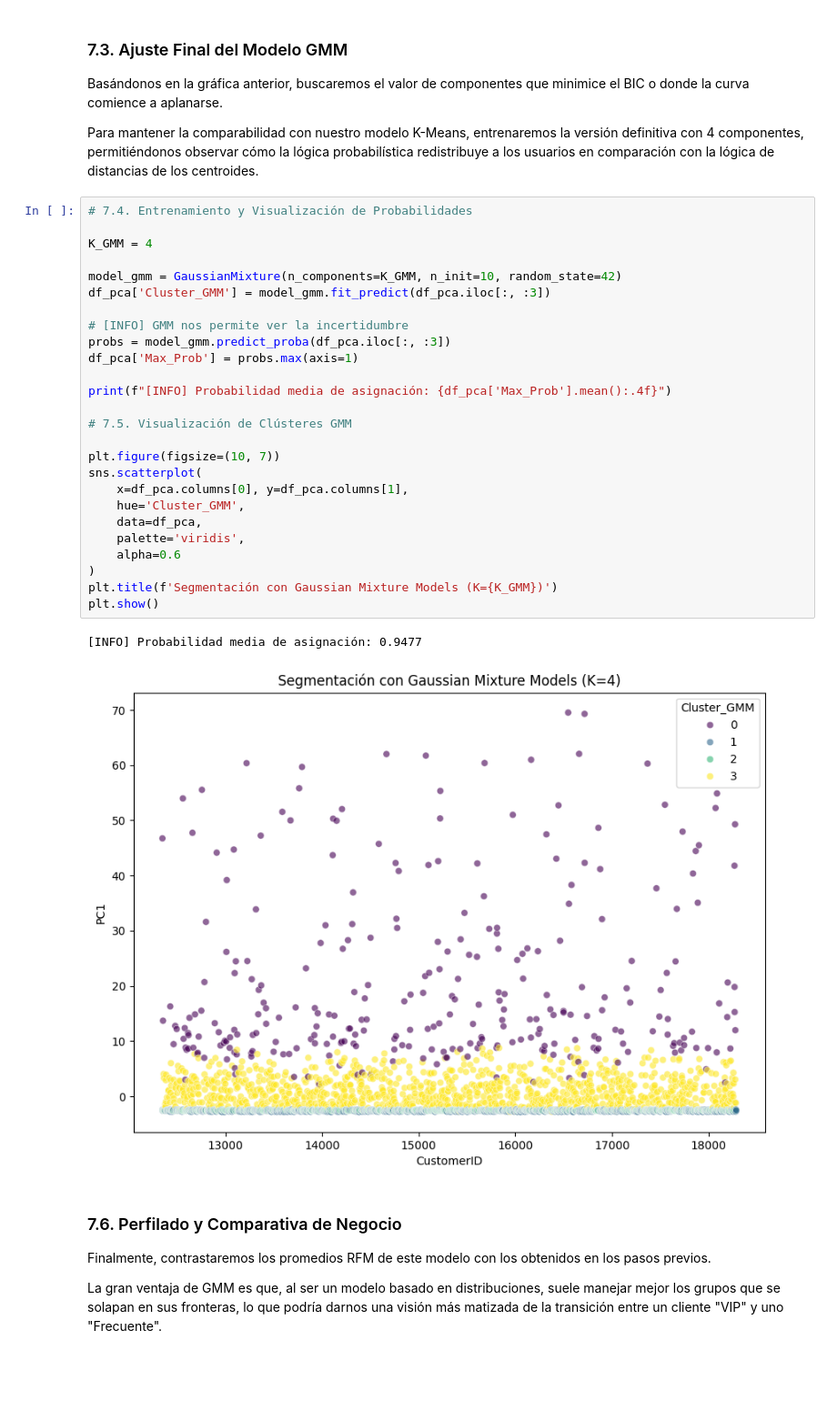
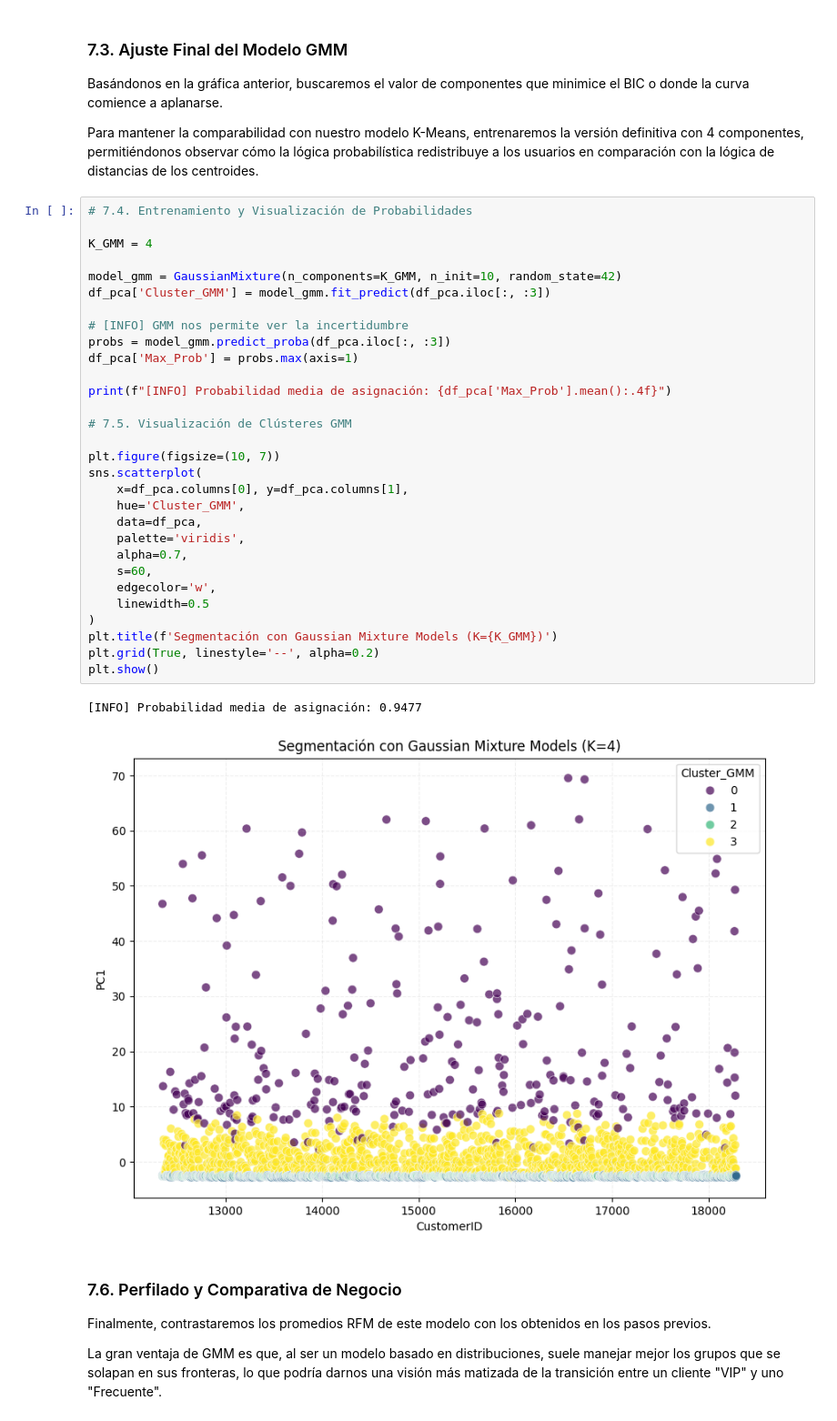
Before and after one commit to ravel01106/proyecto-master-ia-big-data, a Jupyter notebook: notebooks/clustering_proyect/trainning/gmm_model.ipynb, the cells around one changed output. Shown at 91% size. Saved outputs shown, nothing was run; the diff lists cells and outputs as text; blank space fills up the shorter version.

```diff
--- a/notebooks/clustering_proyect/trainning/gmm_model.ipynb
+++ b/notebooks/clustering_proyect/trainning/gmm_model.ipynb
@@ -49,32 +52,36 @@ Para mantener la comparabilidad con nuestro modelo K-Means, entrenaremos la vers
 # %%
 # 7.4. Entrenamiento y Visualización de Probabilidades
 
 K_GMM = 4
 
 model_gmm = GaussianMixture(n_components=K_GMM, n_init=10, random_state=42)
 df_pca['Cluster_GMM'] = model_gmm.fit_predict(df_pca.iloc[:, :3])
 
 # [INFO] GMM nos permite ver la incertidumbre
 probs = model_gmm.predict_proba(df_pca.iloc[:, :3])
 df_pca['Max_Prob'] = probs.max(axis=1)
 
 print(f"[INFO] Probabilidad media de asignación: {df_pca['Max_Prob'].mean():.4f}")
 
 # 7.5. Visualización de Clústeres GMM
 
 plt.figure(figsize=(10, 7))
 sns.scatterplot(
     x=df_pca.columns[0], y=df_pca.columns[1],
     hue='Cluster_GMM',
     data=df_pca,
     palette='viridis',
-    alpha=0.6
+    alpha=0.7,
+    s=60,
+    edgecolor='w',
+    linewidth=0.5
 )
 plt.title(f'Segmentación con Gaussian Mixture Models (K={K_GMM})')
+plt.grid(True, linestyle='--', alpha=0.2)
 plt.show()
 # %% [output]
 [INFO] Probabilidad media de asignación: 0.9477
-[figure, old version]
+[figure, new version]
 # %% [markdown]
 ### 7.6. Perfilado y Comparativa de Negocio
 Finalmente, contrastaremos los promedios RFM de este modelo con los obtenidos en los pasos previos.
```
Also changed, not shown: parts of 1 cell of this notebook, 2 other files.
